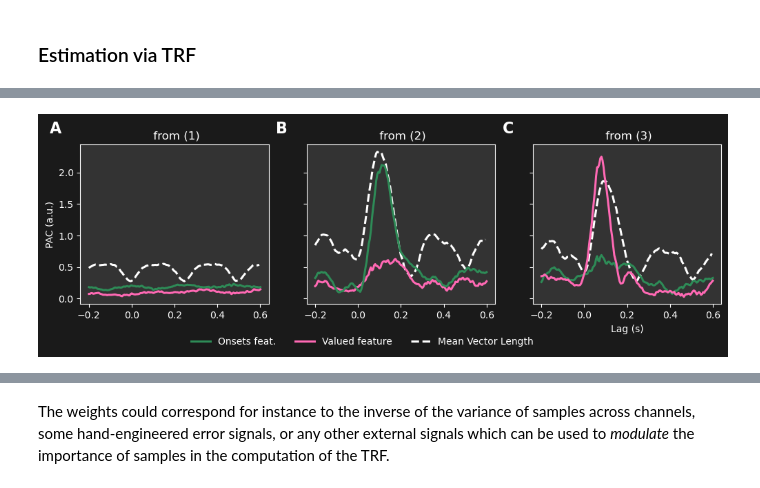
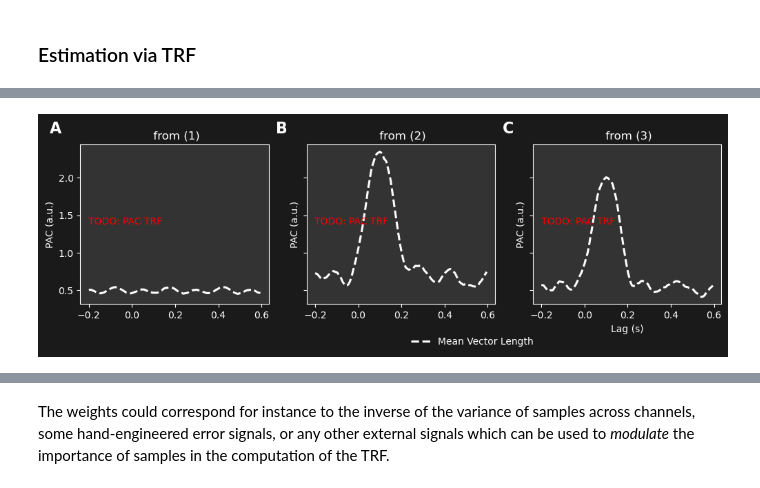
Before and after one commit to CNSP-Workshop/CNSP25_tutorial_HWeissbart, a Jupyter notebook: notebooks/part_1.ipynb, the cells around one changed output, grey strips where cells are left out. Cells and saved outputs as stored; diff of their text form; code cells hidden in the pictures.

```diff
--- a/notebooks/part_1.ipynb
+++ b/notebooks/part_1.ipynb
@@ -753,67 +756,52 @@ from pyeeg.models import TRFEstimator
 # %%
 lags = np.arange(-0.2, 0.6 + 1/fs, 1/fs)
-trf = TRFEstimator(tmin=lags[0], tmax=lags[-1], srate=fs, alpha=1e-2)
-kernel = norm.pdf(lags, loc=0.1, scale=0.05)
-kernel /= np.std(kernel)
+trf = TRFEstimator(tmin=lags[0], tmax=lags[-1], srate=fs, alpha=1e-2) # You can use this instanced class as a helper, it contains a `fit` method
+# Or if you prefer, implement a short "compute_trf_coef" functions entirely, up to you, you can find help in utils/helpers.py
 
 # Global PAC
-signal_slow, signal_fast, env_fast, carrier_fast = generate_modulated_signal(t, 0.99, noise=0.06)
+signal_slow, signal_pac_global, modulating_env, carrier_fast = generate_modulated_signal(t, 0.99, noise=0.06)
 phase_slow = normalize_complex(hilbert(signal_slow))
 
 # Feature-based PAC
-signal_fast_onset, signal_fast_val, onsets, valued, modulator_onset, modulator_value = generate_event_modulated_signal(t, env_fast, carrier_fast)
+signal_pac_onset, signal_pac_val, onsets, valued, modulator_onset, modulator_value = generate_event_modulated_signal(t, modulating_env, carrier_fast) # Reusing same slow phase signal
 # %%
 with plt.style.context([{'pdf.fonttype':42}, {'lines.linewidth':2.2}]):
 
     f, ax = plt.subplots(1, 3, figsize=(12, 3), sharey=True, dpi=100)
-    amp_fast = abs(hilbert(signal_fast))
-    trf.fit(np.c_[onsets, valued], np.expand_dims(amp_fast * phase_slow, -1))
-    ax[0].plot(lags, abs(trf.coef_.squeeze())[:, 1], label='valued', color='hotpink')
-    ax[0].plot(lags, abs(trf.coef_.squeeze())[:, 0], label='onset', color='seagreen')
-    ax[0].set_title(f" from (1)")
-    # Epoch based PAC
-    epochs = []
-    for ons in np.nonzero(onsets)[0]:
-        if t[ons] -0.2 > t[0] and t[ons] + 0.6 < t[-1]:
-            tstart = np.argmin(abs(t - (t[ons]-0.2)))
-            tend = np.argmin(abs(t - (t[ons]+0.6)))
-            epochs.append((amp_fast * phase_slow)[tstart:tend])
-    ax[0].plot(lags[:-1], np.abs(np.stack(epochs).mean(0)), color='w' if dark_bg else 'k', ls='--', );
-    ax[0].set_ylabel('PAC (a.u.)')
 
-    amp_fast = abs(hilbert(signal_fast_onset))
-    trf.fit(np.c_[onsets, valued], np.expand_dims(amp_fast * phase_slow, -1))
-    ax[1].plot(lags, abs(trf.coef_.squeeze())[:, 1], label='valued', color='hotpink')
-    ax[1].plot(lags, abs(trf.coef_.squeeze())[:, 0], label='onset', color='seagreen')
-    ax[1].set_title(f" from (2)")
-    # Epoch based PAC
-    epochs = []
-    for ons in np.nonzero(onsets)[0]:
-        if t[ons] -0.2 > t[0] and t[ons] + 0.6 < t[-1]:
-            tstart = np.argmin(abs(t - (t[ons]-0.2)))
-            tend = np.argmin(abs(t - (t[ons]+0.6)))
-            epochs.append((amp_fast * phase_slow)[tstart:tend])
-    ax[1].plot(lags[:-1], np.abs(np.stack(epochs).mean(0)), color='w' if dark_bg else 'k', ls='--', zorder=0);
+    # Epoch-based PAC
+    for k, amp_fast in enumerate([signal_pac_global, signal_pac_onset, signal_pac_val]):
+        amp_fast = abs(hilbert(amp_fast))
+        ax[k].set_title(f" from ({k+1})")
+        # Epoch based PAC
+        epochs = []
+        for ons in np.nonzero(onsets)[0]:
+            if t[ons] -0.2 > t[0] and t[ons] + 0.6 < t[-1]:
+                tstart = np.argmin(abs(t - (t[ons]-0.2)))
+                tend = np.argmin(abs(t - (t[ons]+0.6)))
+                epochs.append((amp_fast * phase_slow)[tstart:tend])
+        if k==2:
+             ax[2].plot(lags[:-1],  np.abs(np.stack(epochs).mean(0)), color='w' if dark_bg else 'k', ls='--', label='Mean Vector Length', zorder=0);
+        else:
+            ax[k].plot(lags[:-1], np.abs(np.stack(epochs).mean(0)), color='w' if dark_bg else 'k', ls='--', zorder=0);
+        ax[k].set_ylabel('PAC (a.u.)')
 
-    amp_fast = abs(hilbert(signal_fast_val))
-    trf.fit(np.c_[onsets, valued], np.expand_dims(amp_fast * phase_slow, -1))
-    ax[2].plot(lags, abs(trf.coef_.squeeze())[:, 0], label='Onsets feat.', color='seagreen')
-    ax[2].plot(lags, abs(trf.coef_.squeeze())[:, 1], label='Valued feature', color='hotpink')
-    # Epoch based PAC
-    epochs = []
-    for ons in np.nonzero(onsets)[0]:
-        if t[ons] -0.2 > t[0] and t[ons] + 0.6 < t[-1]:
-            tstart = np.argmin(abs(t - (t[ons]-0.2)))
-            tend = np.argmin(abs(t - (t[ons]+0.6)))
-            epochs.append((amp_fast * phase_slow)[tstart:tend])
-    ax[2].plot(lags[:-1],  np.abs(np.stack(epochs).mean(0)), color='w' if dark_bg else 'k', ls='--', label='Mean Vector Length', zorder=0);
-    ax[2].set_title(" from (3)")
+
+    #TODO: Fit and plot PAC-TRF on onsets and valued features for Global PAC (1)
+    ax[0].annotate('TODO: PAC TRF', xy=(np.mean(ax[0].get_xlim())-0.4, np.mean(ax[0].get_ylim())), color='r')
+
+    #TODO: Fit and plot PAC-TRF on onsets and valued features for feature-based PAC generated from timing only (2), hint: you'll use signal_pac_onset
+    ax[1].annotate('TODO: PAC TRF', xy=(np.mean(ax[1].get_xlim())-0.4, np.mean(ax[1].get_ylim())), color='r')
+
+    #TODO: Fit and plot PAC-TRF on onsets and valued features for feature-based PAC generated from valued pulse-like input (3), hint: you'll use signal_pac_val-0.2
+    ax[2].annotate('TODO: PAC TRF', xy=(np.mean(ax[2].get_xlim())-0.4, np.mean(ax[2].get_ylim())), color='r')
+
+    # Legend:
     ax[2].legend(frameon=False, loc='best', bbox_to_anchor=(-0.05, -0.15, 0.1, 0.), ncol=3);
+
     # Some labels
     for i, label in enumerate(('A', 'B', 'C')):
         ax[i].text(-0.1, 1.15, label, transform=ax[i].transAxes,
           fontsize=16, fontweight='bold', va='top', ha='right')
     ax[2].set_xlabel('Lag (s)')
-
-    # sns.despine()
 # %% [output]
@@ -826,4 +808,4 @@ INFO:pyeeg:Computing coefficients..
-[figure, old version]
+[figure, new version]
 # %% [markdown]
 ## Extra Tips
 
```
Also changed, not shown: parts of 6 cells of this notebook, 1 other file.
